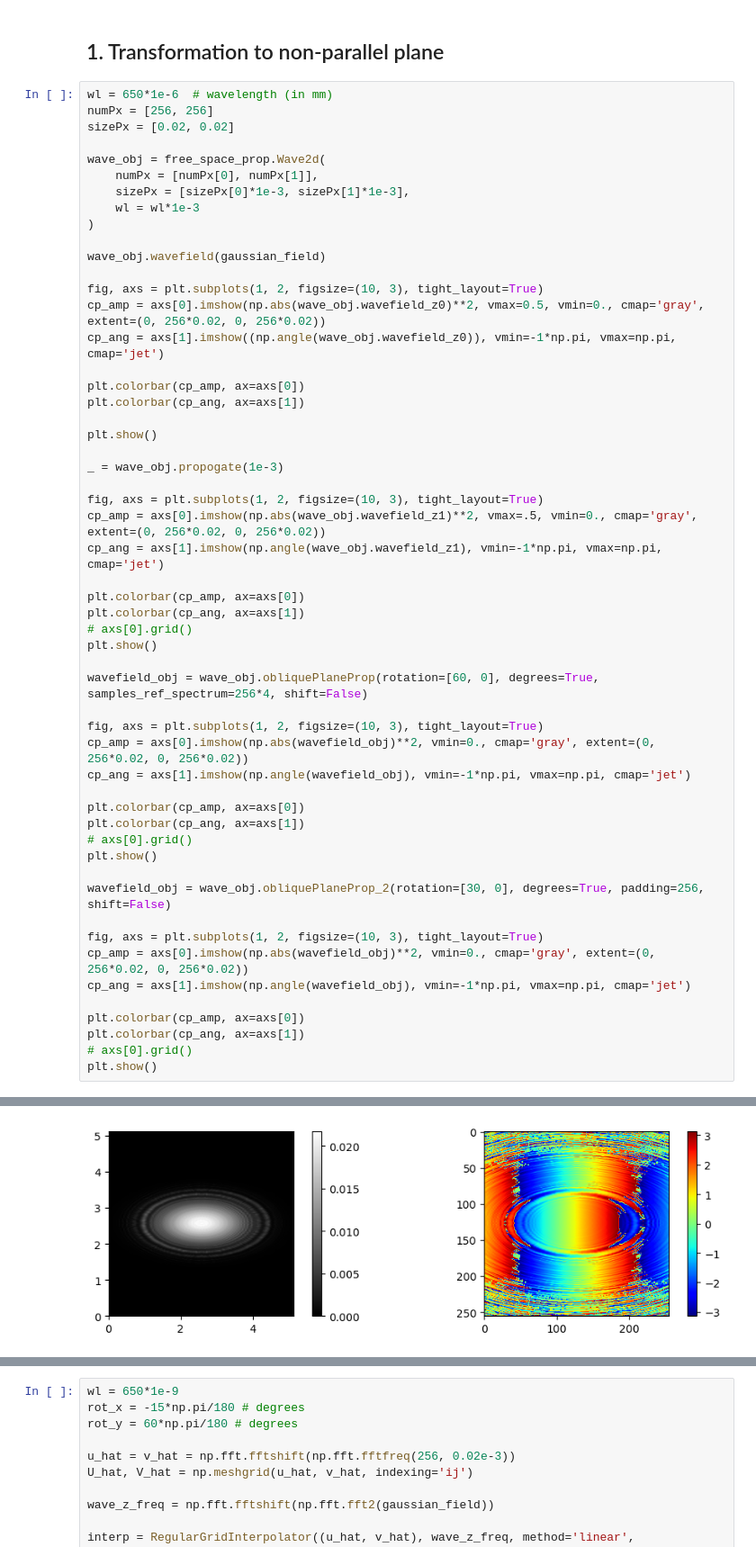
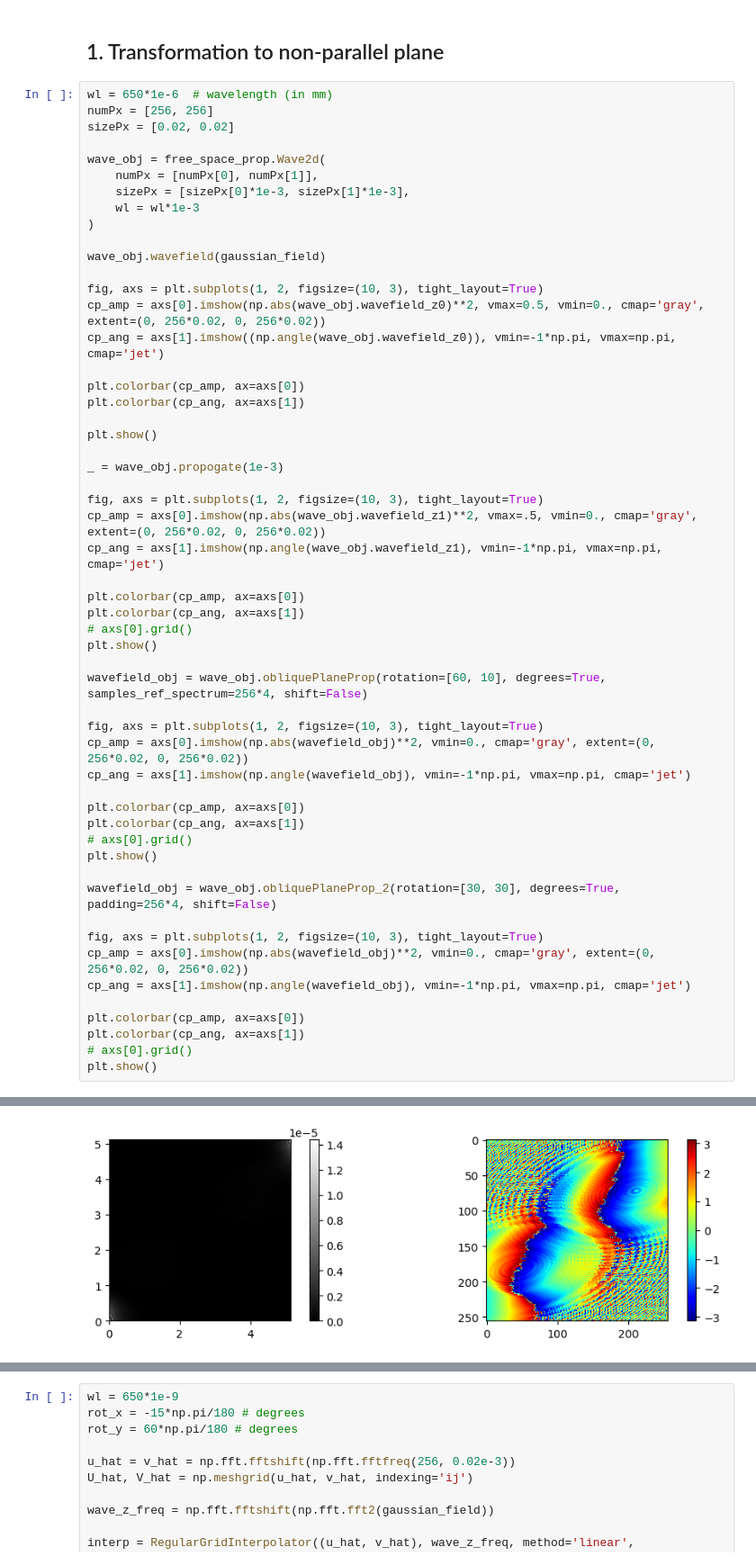
Before and after one commit to Muhammad-Kazim/wave_prop_package, a Jupyter notebook: examples/v2_propagation_angled_plane.ipynb, the cells around one changed output, grey strips where cells are left out. Shown at 90% size. Cells and saved outputs as stored; diff of their text form.

Commit message:
added another oblique method. will combine later

```diff
--- a/examples/v2_propagation_angled_plane.ipynb
+++ b/examples/v2_propagation_angled_plane.ipynb
@@ -219,33 +239,33 @@ fig, axs = plt.subplots(1, 2, figsize=(10, 3), tight_layout=True)
 cp_amp = axs[0].imshow(np.abs(wave_obj.wavefield_z1)**2, vmax=.5, vmin=0., cmap='gray', extent=(0, 256*0.02, 0, 256*0.02))
 cp_ang = axs[1].imshow(np.angle(wave_obj.wavefield_z1), vmin=-1*np.pi, vmax=np.pi, cmap='jet')
 
 plt.colorbar(cp_amp, ax=axs[0])
 plt.colorbar(cp_ang, ax=axs[1])
 # axs[0].grid()
 plt.show()
 
-wavefield_obj = wave_obj.obliquePlaneProp(rotation=[60, 0], degrees=True, samples_ref_spectrum=256*4, shift=False)
+wavefield_obj = wave_obj.obliquePlaneProp(rotation=[60, 10], degrees=True, samples_ref_spectrum=256*4, shift=False)
 
 fig, axs = plt.subplots(1, 2, figsize=(10, 3), tight_layout=True)
 cp_amp = axs[0].imshow(np.abs(wavefield_obj)**2, vmin=0., cmap='gray', extent=(0, 256*0.02, 0, 256*0.02))
 cp_ang = axs[1].imshow(np.angle(wavefield_obj), vmin=-1*np.pi, vmax=np.pi, cmap='jet')
 
 plt.colorbar(cp_amp, ax=axs[0])
 plt.colorbar(cp_ang, ax=axs[1])
 # axs[0].grid()
 plt.show()
 
-wavefield_obj = wave_obj.obliquePlaneProp_2(rotation=[30, 0], degrees=True, padding=256, shift=False)
+wavefield_obj = wave_obj.obliquePlaneProp_2(rotation=[30, 30], degrees=True, padding=256*4, shift=False)
 
 fig, axs = plt.subplots(1, 2, figsize=(10, 3), tight_layout=True)
 cp_amp = axs[0].imshow(np.abs(wavefield_obj)**2, vmin=0., cmap='gray', extent=(0, 256*0.02, 0, 256*0.02))
 cp_ang = axs[1].imshow(np.angle(wavefield_obj), vmin=-1*np.pi, vmax=np.pi, cmap='jet')
 
 plt.colorbar(cp_amp, ax=axs[0])
 plt.colorbar(cp_ang, ax=axs[1])
 # axs[0].grid()
 plt.show()
 # %% [output]
 [figure]
 [figure]
-[figure, old version]
+[figure, new version]
```
Also changed, not shown: parts of 2 cells of this notebook, 1 other file.
